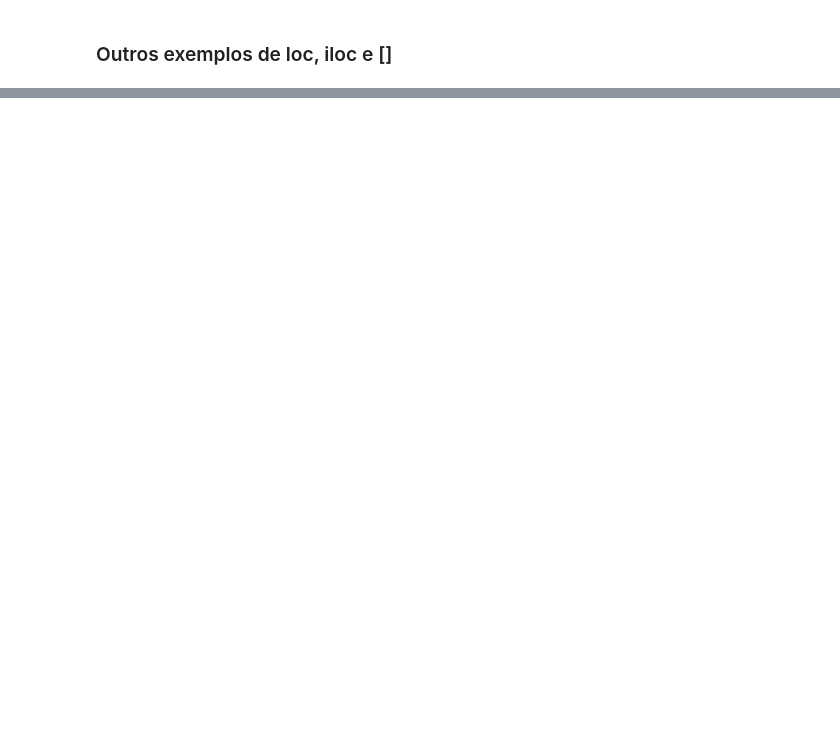
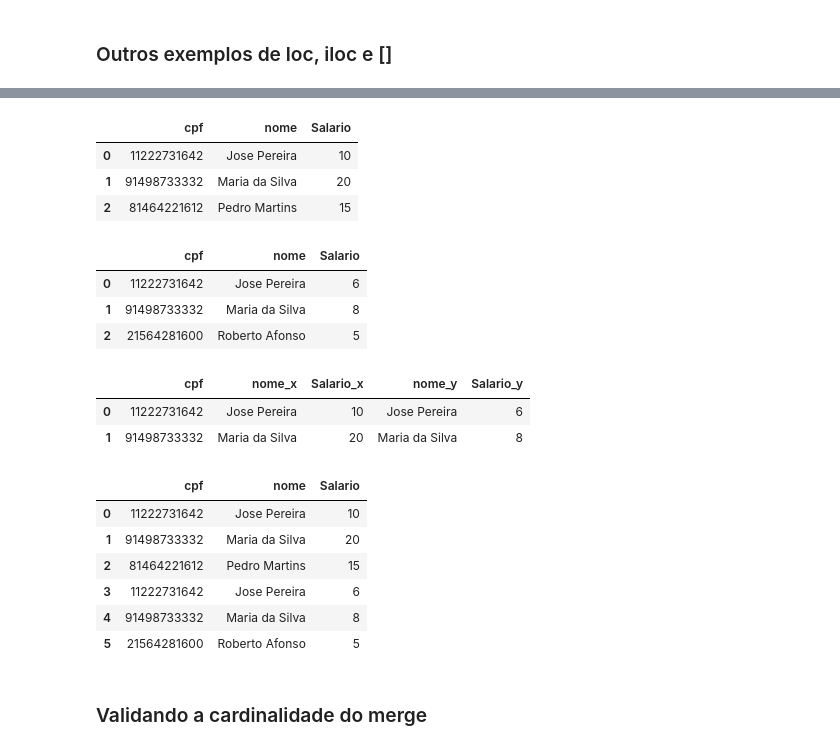
Before and after one commit to alexlopespereira/minicursoIDP2021, a Jupyter notebook: algebra_relacional/Teoria_AlgebraRelacional.ipynb, the cells around one changed output, grey strips where cells are left out. Saved outputs shown, nothing was run; the diff lists cells and outputs as text; code cells hidden in the pictures; blank space fills up the shorter version.

```diff
--- a/algebra_relacional/Teoria_AlgebraRelacional.ipynb
+++ b/algebra_relacional/Teoria_AlgebraRelacional.ipynb
@@ -285,0 +355,49 @@ print(frame[[True, True, False, False, False, False]]) # Vetor de booleano
+# %%
+# Considere os seguintes DataFrames
+df_medico = pd.DataFrame({'cpf': ['11222731642','91498733332','81464221612'],
+                    'nome': ['Jose Pereira', 'Maria da Silva', 'Pedro Martins'],
+                    'Salario': [10, 20, 15]})
+df_professor = pd.DataFrame({'cpf': ['11222731642','91498733332','21564281600'],
+                    'nome': ['Jose Pereira', 'Maria da Silva', 'Roberto Afonso'],
+                    'Salario': [6, 8, 5]})
+# %%
+# Mostre o dataframe df1
+df_medico
+# %% [output]
+|  | cpf | nome | Salario |
+| 0 | 11222731642 | Jose Pereira | 10 |
+| 1 | 91498733332 | Maria da Silva | 20 |
+| 2 | 81464221612 | Pedro Martins | 15 |
+# %%
+# Mostre o dataframe df2
+df_professor
+# %% [output]
+|  | cpf | nome | Salario |
+| 0 | 11222731642 | Jose Pereira | 6 |
+| 1 | 91498733332 | Maria da Silva | 8 |
+| 2 | 21564281600 | Roberto Afonso | 5 |
+# %%
+# Faça o merge dos dois dataframes usando como chave de junção a coluna 'key'
+# O parametro on neste caso é redundante. Funcionaria sem ele.
+pd.merge(df_medico, df_professor, on='cpf')
+
+# Por que chamamos esse tipo de merge/join de inner ? R.: Porque ele considera apenas a
+#     intersecção dos dois conjuntos de chaves.
+# O argumento how='inner' é o padrão.
+# %% [output]
+|  | cpf | nome_x | Salario_x | nome_y | Salario_y |
+| 0 | 11222731642 | Jose Pereira | 10 | Jose Pereira | 6 |
+| 1 | 91498733332 | Maria da Silva | 20 | Maria da Silva | 8 |
+# %%
+# Faça também o merge com o argumento how='outer'
+pd.merge(df_medico, df_professor, how='outer')
+# %% [output]
+|  | cpf | nome | Salario |
+| 0 | 11222731642 | Jose Pereira | 10 |
+| 1 | 91498733332 | Maria da Silva | 20 |
+| 2 | 81464221612 | Pedro Martins | 15 |
+| 3 | 11222731642 | Jose Pereira | 6 |
+| 4 | 91498733332 | Maria da Silva | 8 |
+| 5 | 21564281600 | Roberto Afonso | 5 |
+# %% [markdown]
+### Validando a cardinalidade do merge
```
Also changed, not shown: parts of 45 cells of this notebook.
